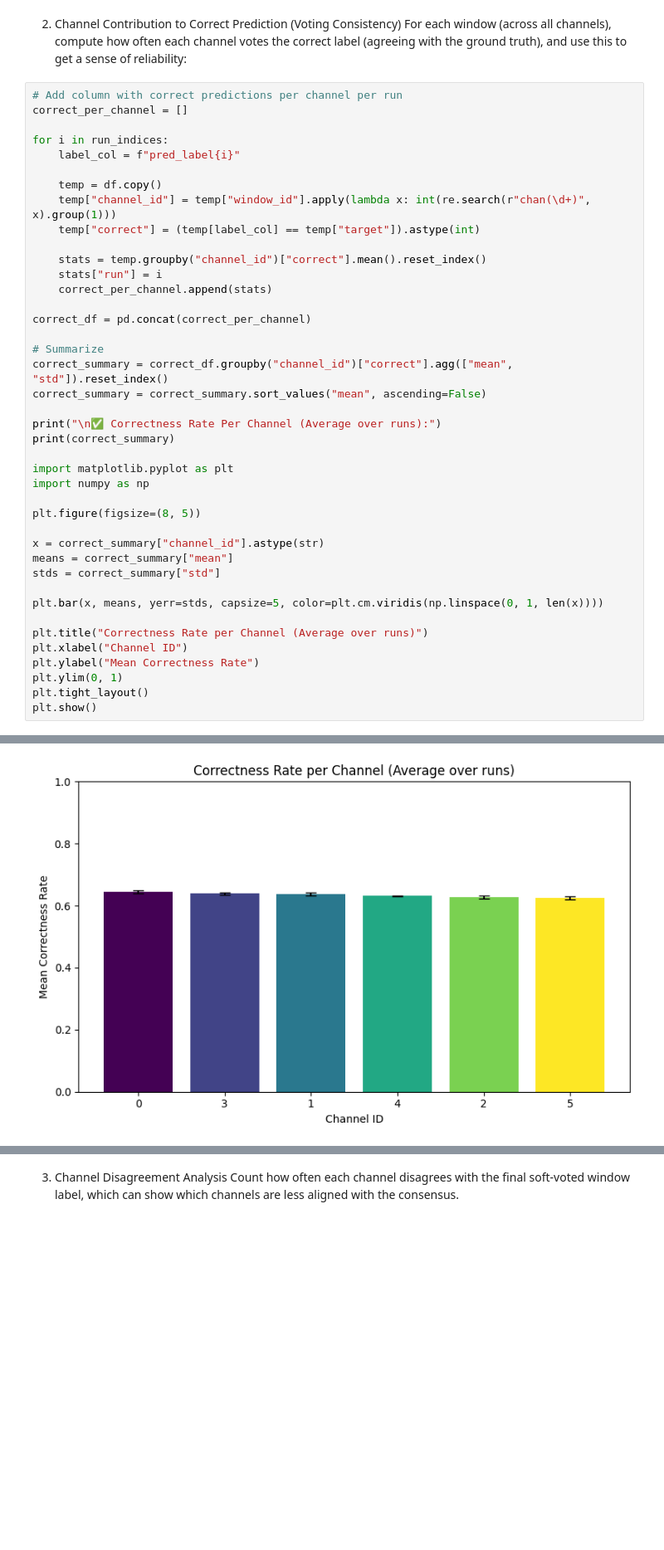
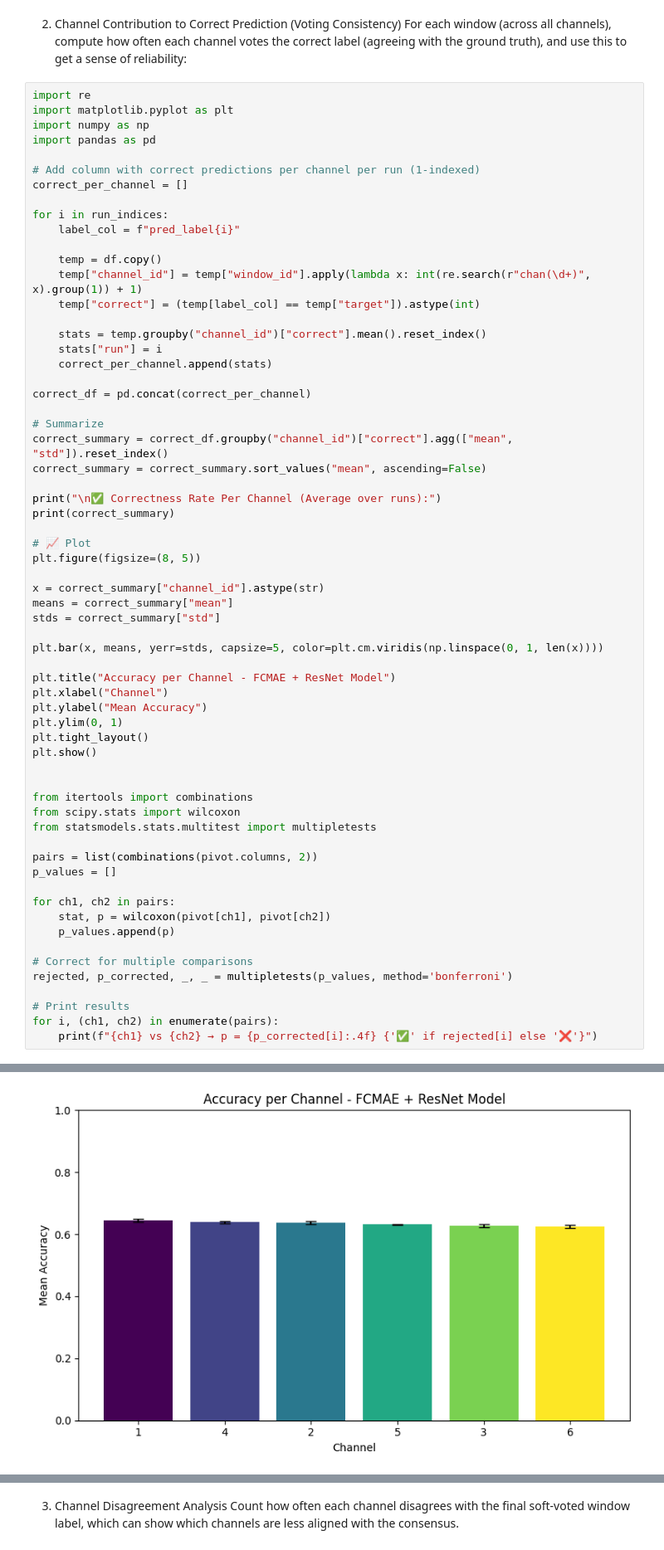
Before and after one commit to noorwertheim/Master-Thesis, a Jupyter notebook: notebooks/voting_channels_probs.ipynb, the cells around one changed output, grey strips where cells are left out. Shown at 83% size. Cells and saved outputs as stored; diff of their text form; blank space fills up the shorter version.

```diff
--- a/notebooks/voting_channels_probs.ipynb
+++ b/notebooks/voting_channels_probs.ipynb
@@ -216,14 +236,19 @@ plt.show()
 2. Channel Contribution to Correct Prediction (Voting Consistency)
 For each window (across all channels), compute how often each channel votes the correct label (agreeing with the ground truth), and use this to get a sense of reliability:
 # %%
-# Add column with correct predictions per channel per run
+import re
+import matplotlib.pyplot as plt
+import numpy as np
+import pandas as pd
+
+# Add column with correct predictions per channel per run (1-indexed)
 correct_per_channel = []
 
 for i in run_indices:
     label_col = f"pred_label{i}"
 
     temp = df.copy()
-    temp["channel_id"] = temp["window_id"].apply(lambda x: int(re.search(r"chan(\d+)", x).group(1)))
+    temp["channel_id"] = temp["window_id"].apply(lambda x: int(re.search(r"chan(\d+)", x).group(1)) + 1)
     temp["correct"] = (temp[label_col] == temp["target"]).astype(int)
 
     stats = temp.groupby("channel_id")["correct"].mean().reset_index()
@@ -239,9 +264,7 @@ correct_summary = correct_summary.sort_values("mean", ascending=False)
 print("\n✅ Correctness Rate Per Channel (Average over runs):")
 print(correct_summary)
 
-import matplotlib.pyplot as plt
-import numpy as np
-
+# 📈 Plot
 plt.figure(figsize=(8, 5))
 
 x = correct_summary["channel_id"].astype(str)
@@ -250,12 +273,31 @@ stds = correct_summary["std"]
 
 plt.bar(x, means, yerr=stds, capsize=5, color=plt.cm.viridis(np.linspace(0, 1, len(x))))
 
-plt.title("Correctness Rate per Channel (Average over runs)")
-plt.xlabel("Channel ID")
-plt.ylabel("Mean Correctness Rate")
+plt.title("Accuracy per Channel - FCMAE + ResNet Model")
+plt.xlabel("Channel")
+plt.ylabel("Mean Accuracy")
 plt.ylim(0, 1)
 plt.tight_layout()
 plt.show()
+
+
+from itertools import combinations
+from scipy.stats import wilcoxon
+from statsmodels.stats.multitest import multipletests
+
+pairs = list(combinations(pivot.columns, 2))
+p_values = []
+
+for ch1, ch2 in pairs:
+    stat, p = wilcoxon(pivot[ch1], pivot[ch2])
+    p_values.append(p)
+
+# Correct for multiple comparisons
+rejected, p_corrected, _, _ = multipletests(p_values, method='bonferroni')
+
+# Print results
+for i, (ch1, ch2) in enumerate(pairs):
+    print(f"{ch1} vs {ch2} → p = {p_corrected[i]:.4f} {'✅' if rejected[i] else '❌'}")
 # %% [output]
 ✅ Correctness Rate Per Channel (Average over runs):
    channel_id      mean       std
@@ -268 +310 @@ plt.show()
-[figure, old version]
+[figure, new version]
```
Also changed, not shown: parts of 10 cells of this notebook, 1 other file.
